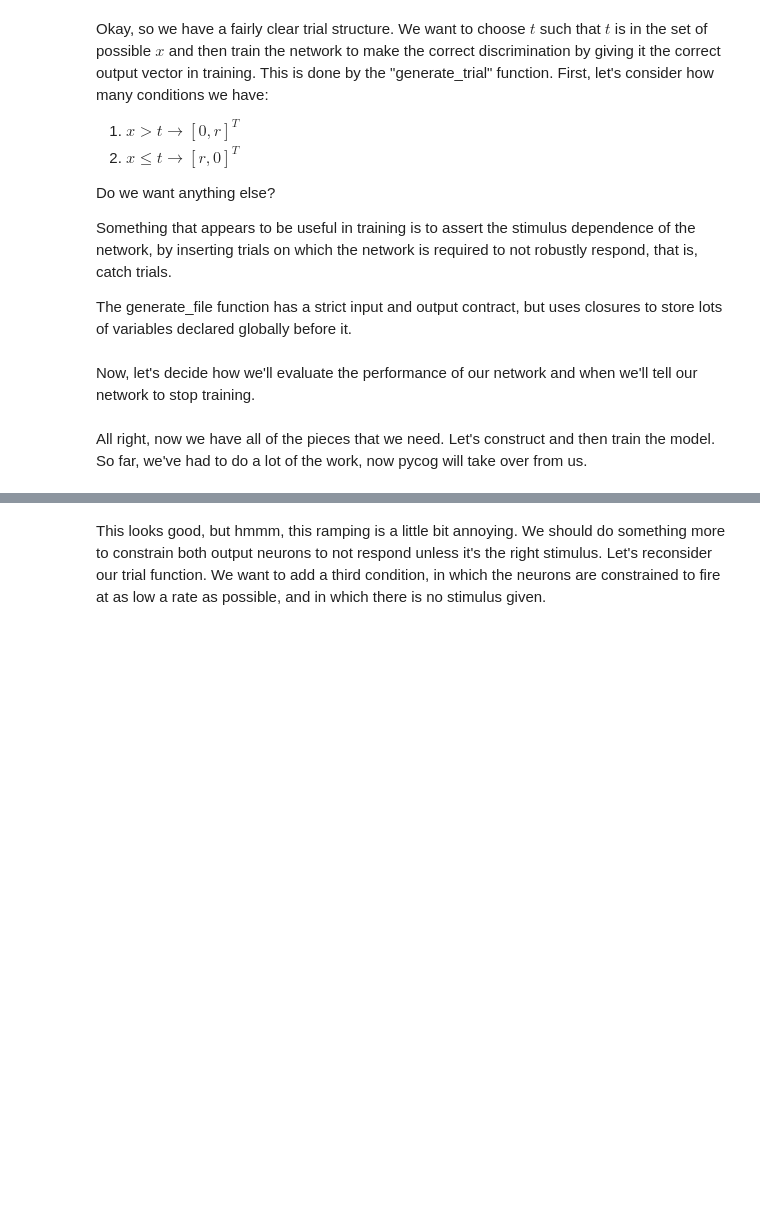
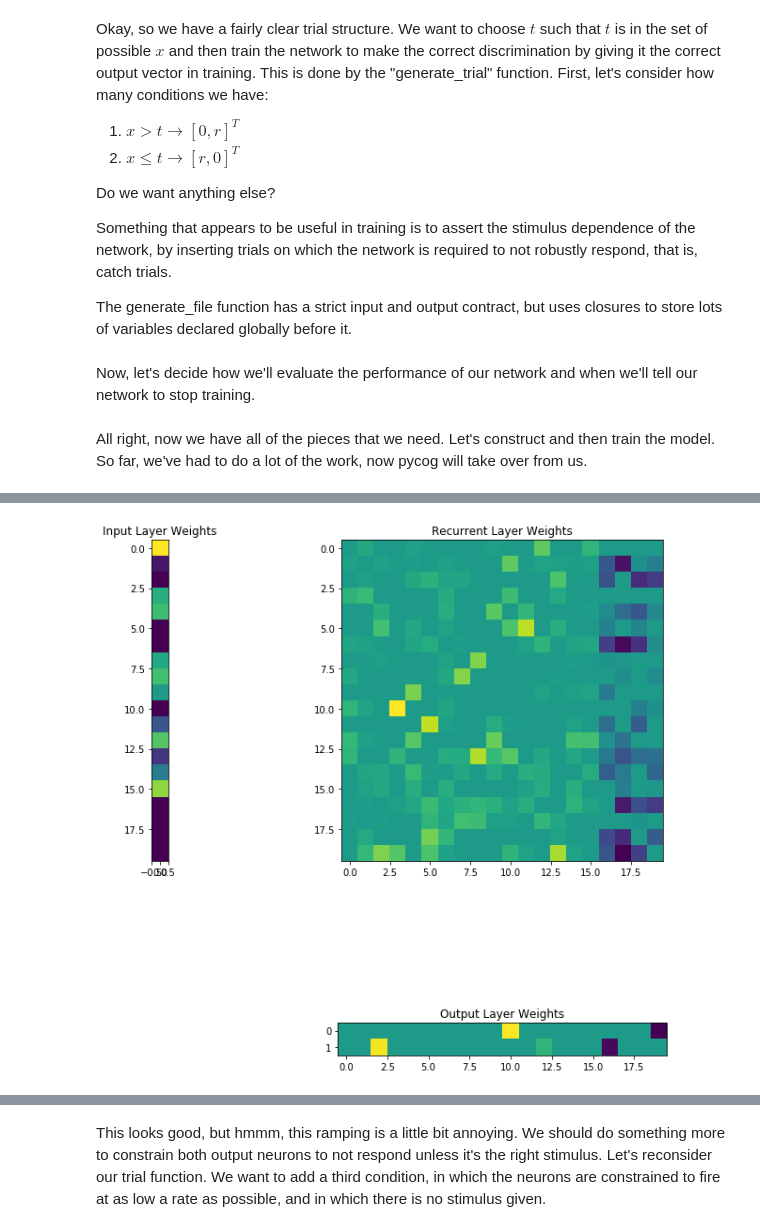
Before and after one commit to Wei-Liang/pycog-workshop, a Jupyter notebook: tutorial/pycog-workshop.ipynb, the cells around one changed output, grey strips where cells are left out. Cells and saved outputs as stored; diff of their text form; code cells hidden in the pictures; blank space fills up the shorter version.

```diff
--- a/tutorial/pycog-workshop.ipynb
+++ b/tutorial/pycog-workshop.ipynb
@@ -154,3 +187,22 @@ ax.set_ylabel('activity')
+# %%
+plt.figure(figsize=(10,10))
+plt.axis('off')
+plt.subplot(221)
+plt.imshow(rnn.Win, aspect='equal')
+plt.title('Input Layer Weights')
+
+plt.subplot(222)
+plt.imshow(rnn.Wrec, aspect='equal')
+plt.title('Recurrent Layer Weights')
+
+
+plt.subplot(224)
+plt.imshow(rnn.Wout, aspect='equal')
+plt.title('Output Layer Weights')
+
+plt.tight_layout(pad = 0.1)
+# %% [output]
+[figure, added]
 # %%
 run_t = 1000
 
```
Also changed, not shown: parts of 11 cells of this notebook, 6 other files.
